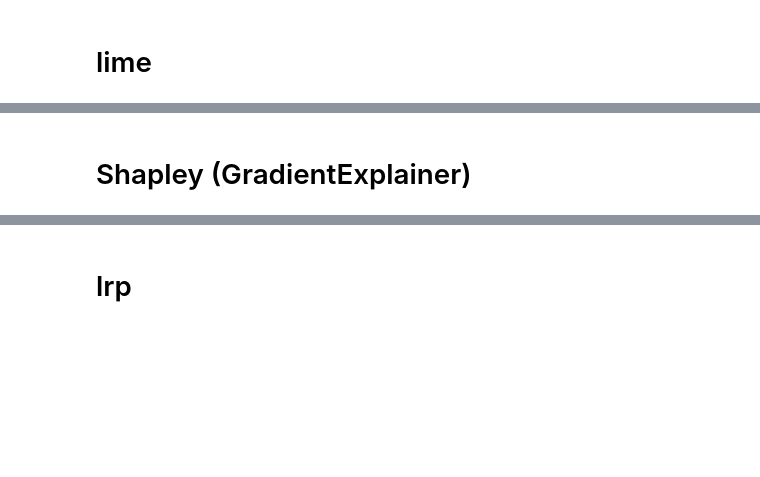
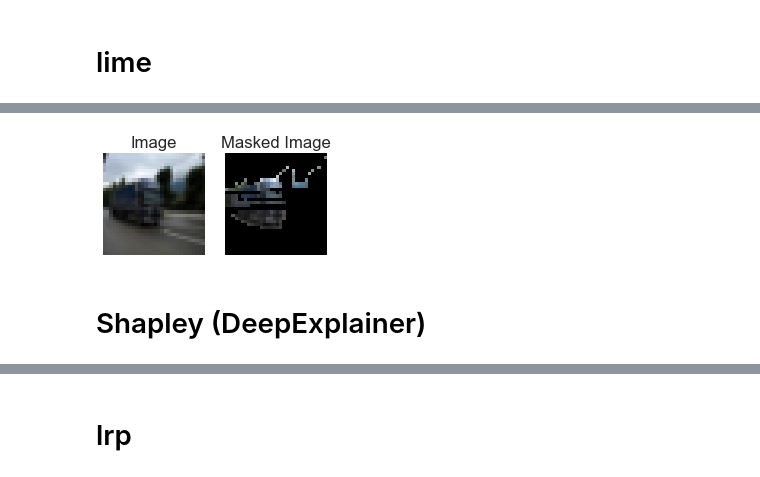
Before and after one commit to aminbana/Explanation, a Jupyter notebook: CIFAR/Code/CIFAR.ipynb, the cells around one changed output, grey strips where cells are left out. Drawn from its saved outputs; the diff is of its cells as text; code cells hidden in the pictures; blank space fills up the shorter version.

```diff
--- a/CIFAR/Code/CIFAR.ipynb
+++ b/CIFAR/Code/CIFAR.ipynb
@@ -190,0 +247,7 @@ def generate_masked_dataset(dataset, mask_generator, max_iters = 100):
+# %%
+sum_x = 0
+count = 0
+for x,y in dataset_train:
+    sum_x += x.sum([1,2])
+    count += len (x[0].reshape(-1))
+dataset_mean = sum_x / count
@@ -268,4 +335,4 @@ plt.show()
 # %%
-dataset_test_lime = generate_masked_dataset(dataset_test, mask_generator = lambda x, y : limeExplanation(x,y)[0])
+dataset_test_lime = generate_masked_dataset(dataset_test, mask_generator = lambda x, y : limeExplanation(x,y)[0], max_iters = 100)
 test_loader_lime = torch.utils.data.DataLoader(dataset_test_lime, test_batch_size, shuffle = True)
 # %%
@@ -278,5 +343,9 @@ epoch:0, 1/2 Loss: 5.578 | Acc: 28.431% (29/102)
+# %%
+plot_in_row(dataset_test_lime, 0)
+# %% [output]
+[figure, added]
 # %% [markdown]
-# Shapley (GradientExplainer)
+# Shapley (DeepExplainer)
 # %%
 model_shapley = deepcopy (model)
 # %%
```
Also changed, not shown: parts of 56 cells of this notebook, 1 other file.
